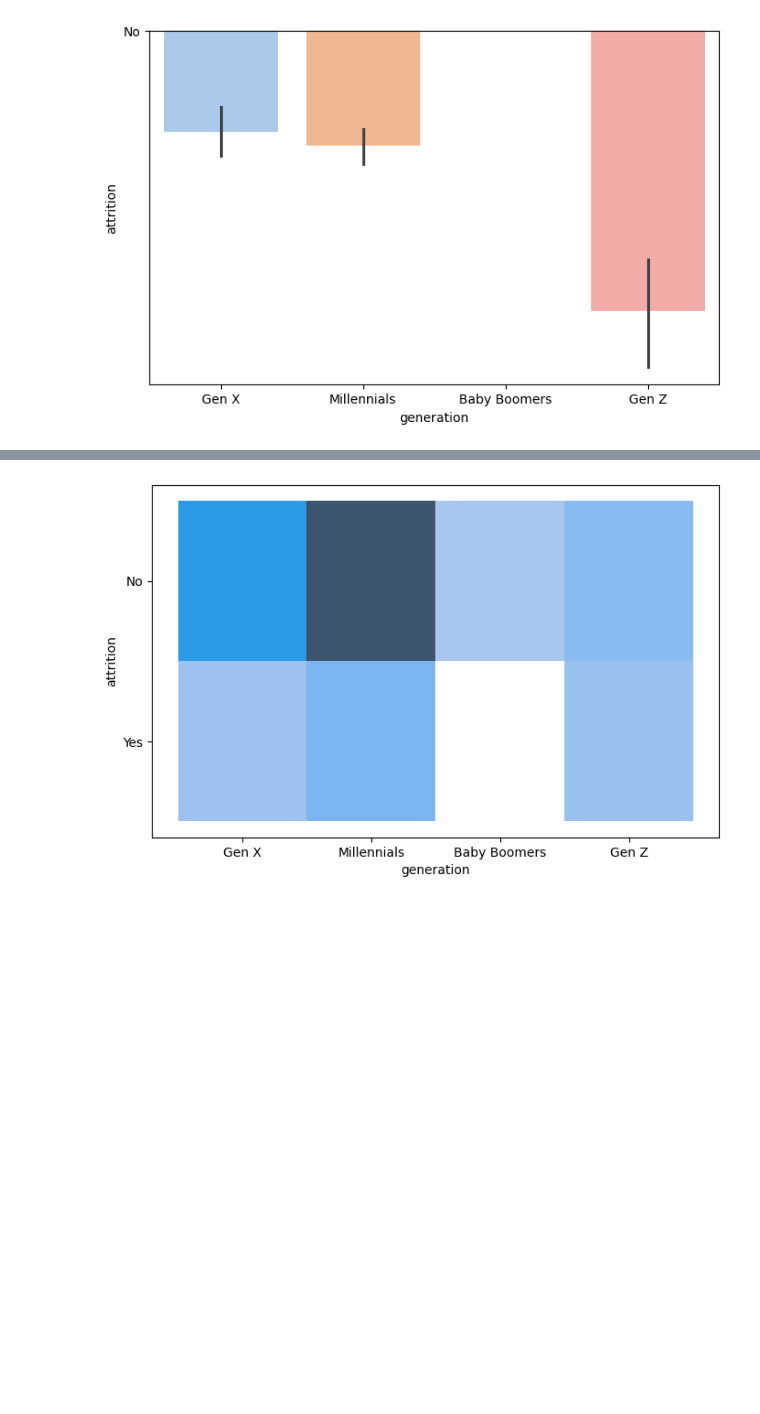
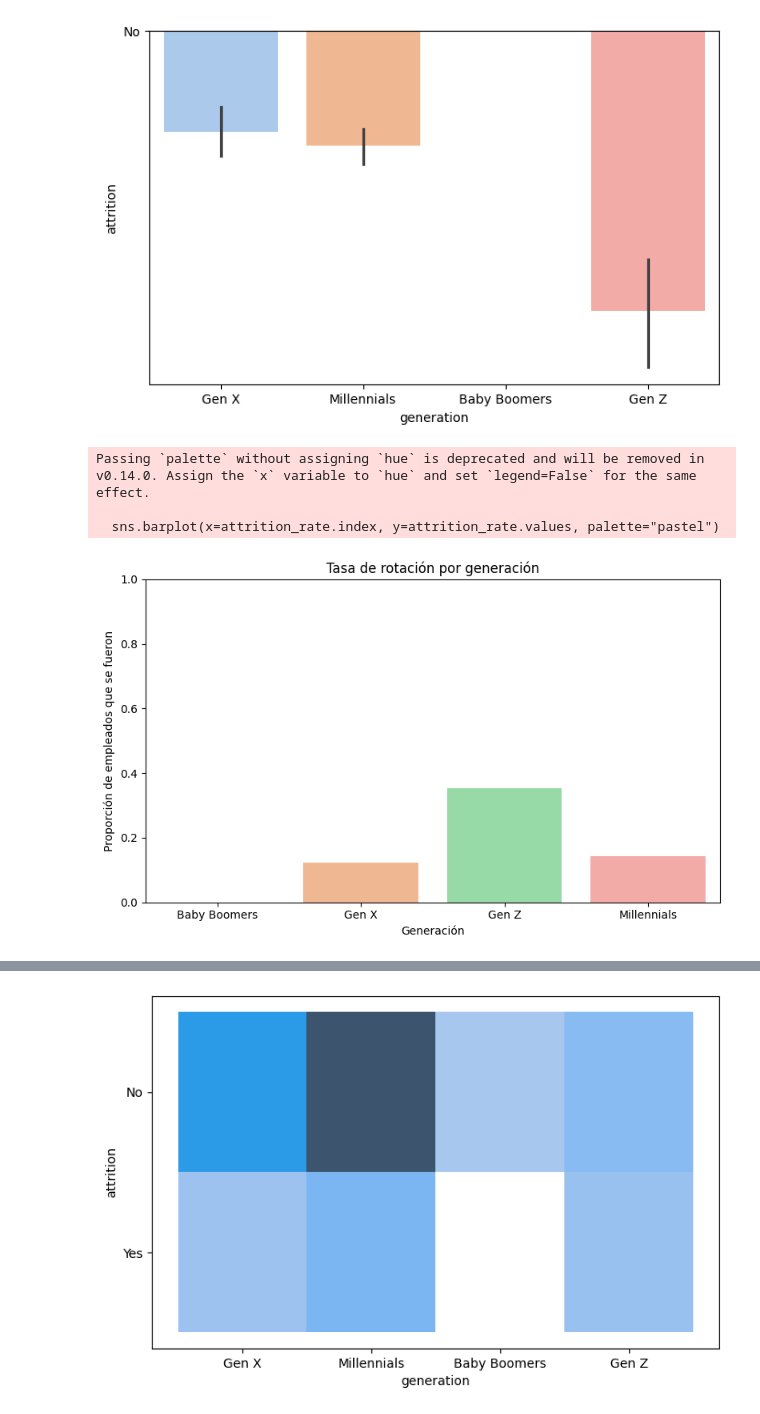
Before and after one commit to ana-nobre/Talent-Optimization-for-Corporation-HR-Data-Analytics, a Jupyter notebook: data_limpia_grafico_condiciones_carrera.ipynb, the cells around one changed output, grey strips where cells are left out. Cells and saved outputs as stored; diff of their text form; code cells hidden in the pictures; blank space fills up the shorter version.

```diff
--- a/data_limpia_grafico_condiciones_carrera.ipynb
+++ b/data_limpia_grafico_condiciones_carrera.ipynb
@@ -173,7 +173,7 @@ array([53, 54, 44, 49, 48, 50, 61, 43, 58, 40, 57, 42, 60, 37, 47, 35, 38,
        36, 55, 45, 62, 34, 39, 51, 41, 52, 46, 32, 31, 33, 56, 59, 29, 30,
        28, 27, 26, 25, 24, 23, 22, 21, 20])
 # %%
-df['generation'] = df['datebirth'].apply(clasificar_generacion)
+# df['generation'] = df['datebirth'].apply(clasificar_generacion)
 # %%
 df.columns
 # %% [output]
@@ -267,0 +287,18 @@ Passing `palette` without assigning `hue` is deprecated and will be removed in v
+# %%
+# Crear un DataFrame con proporciones de attrition = Yes por generación
+attrition_rate = df[df['attrition'] == 'Yes'].groupby('generation').size() / df.groupby('generation').size()
+
+# Graficar
+plt.figure(figsize=(8,5))
+sns.barplot(x=attrition_rate.index, y=attrition_rate.values, palette="pastel")
+plt.ylabel("Proporción de empleados que se fueron")
+plt.xlabel("Generación")
+plt.title("Tasa de rotación por generación")
+plt.ylim(0, 1)
+plt.tight_layout()
+plt.show()
+# %% [output]
+Passing `palette` without assigning `hue` is deprecated and will be removed in v0.14.0. Assign the `x` variable to `hue` and set `legend=False` for the same effect.
+
+  sns.barplot(x=attrition_rate.index, y=attrition_rate.values, palette="pastel")
+[figure, added]
```
Also changed, not shown: parts of 4 cells of this notebook, 1 other file.
